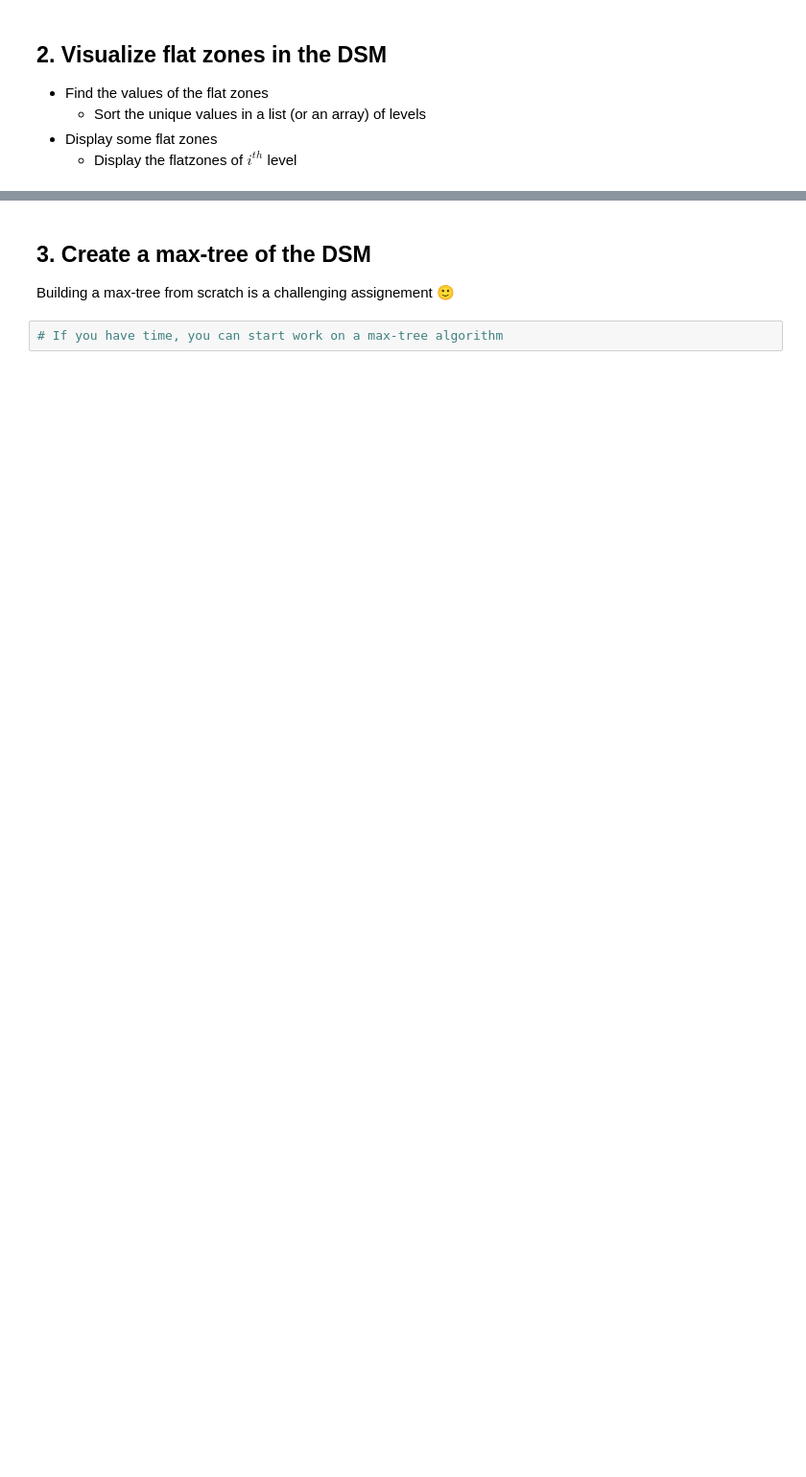
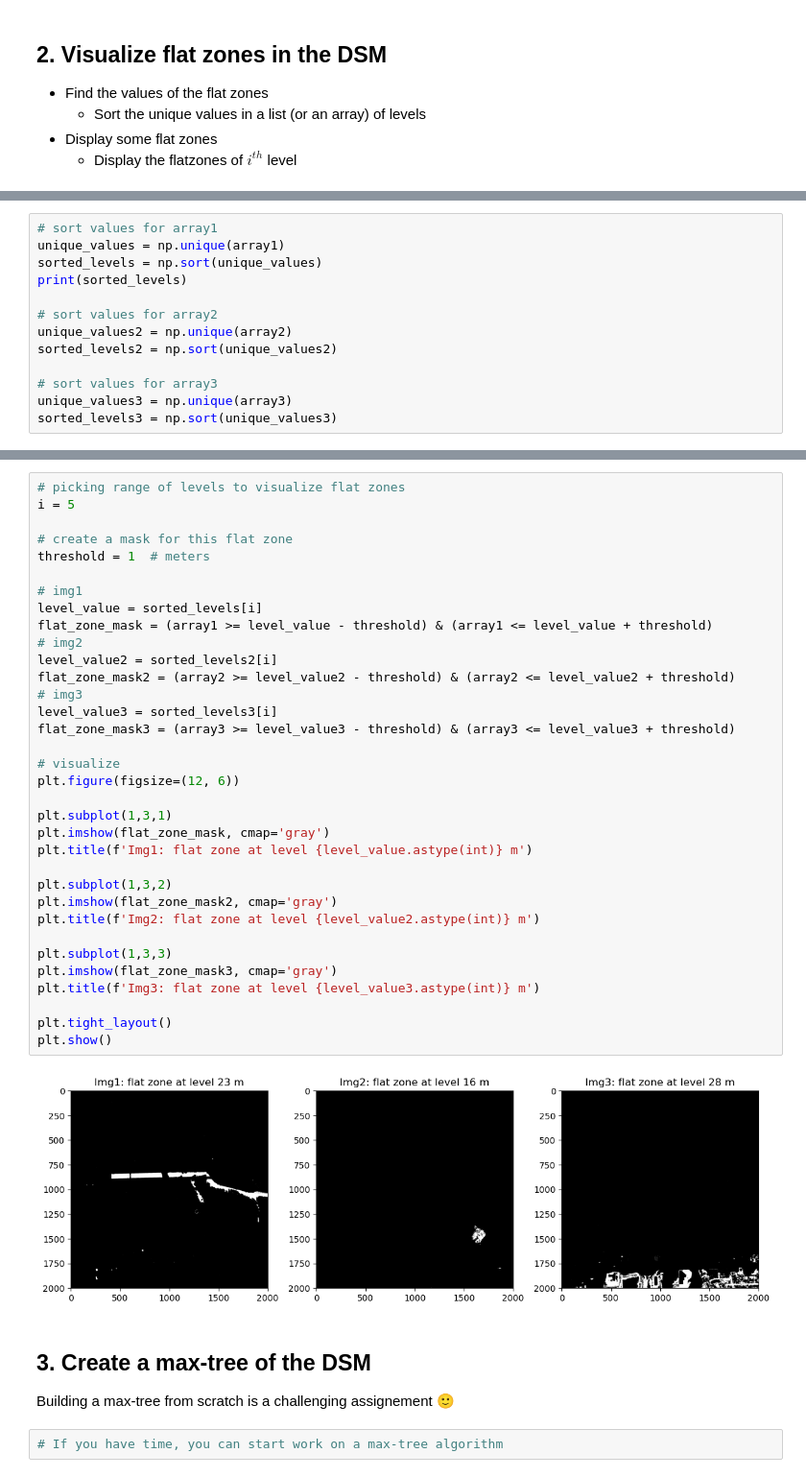
Before and after one commit to Ethel-Ogallo/UBS_ERSIP, a Jupyter notebook: Final Project/Activity_1/2 - Load and display LiDAR raster.ipynb, the cells around one changed output, grey strips where cells are left out. Shown: that part at 96% size. Saved outputs shown, nothing was run; the diff lists cells and outputs as text; blank space fills up the shorter version.

```diff
--- a/Final Project/Activity_1/2 - Load and display LiDAR raster.ipynb
+++ b/Final Project/Activity_1/2 - Load and display LiDAR raster.ipynb
@@ -34,0 +61,13 @@ list(data_dir.glob('*.tif'))
+# %%
+# sort values for array1
+unique_values = np.unique(array1)
+sorted_levels = np.sort(unique_values)
+print(sorted_levels)
+
+# sort values for array2
+unique_values2 = np.unique(array2)
+sorted_levels2 = np.sort(unique_values2)
+
+# sort values for array3
+unique_values3 = np.unique(array3)
+sorted_levels3 = np.sort(unique_values3)
@@ -35,3 +81,39 @@ list(data_dir.glob('*.tif'))
+# %%
+# picking range of levels to visualize flat zones
+i = 5
+
+# create a mask for this flat zone
+threshold = 1  # meters
+
+# img1
+level_value = sorted_levels[i]
+flat_zone_mask = (array1 >= level_value - threshold) & (array1 <= level_value + threshold)
+# img2
+level_value2 = sorted_levels2[i]
+flat_zone_mask2 = (array2 >= level_value2 - threshold) & (array2 <= level_value2 + threshold)
+# img3
+level_value3 = sorted_levels3[i]
+flat_zone_mask3 = (array3 >= level_value3 - threshold) & (array3 <= level_value3 + threshold)
+
+# visualize
+plt.figure(figsize=(12, 6))
+
+plt.subplot(1,3,1)
+plt.imshow(flat_zone_mask, cmap='gray')
+plt.title(f'Img1: flat zone at level {level_value.astype(int)} m')
+
+plt.subplot(1,3,2)
+plt.imshow(flat_zone_mask2, cmap='gray')
+plt.title(f'Img2: flat zone at level {level_value2.astype(int)} m')
+
+plt.subplot(1,3,3)
+plt.imshow(flat_zone_mask3, cmap='gray')
+plt.title(f'Img3: flat zone at level {level_value3.astype(int)} m')
+
+plt.tight_layout()
+plt.show()
+# %% [output]
+[figure, added]
 # %% [markdown]
 ## 3. Create a max-tree of the DSM
 
```
Also changed, not shown: parts of 5 cells of this notebook.
